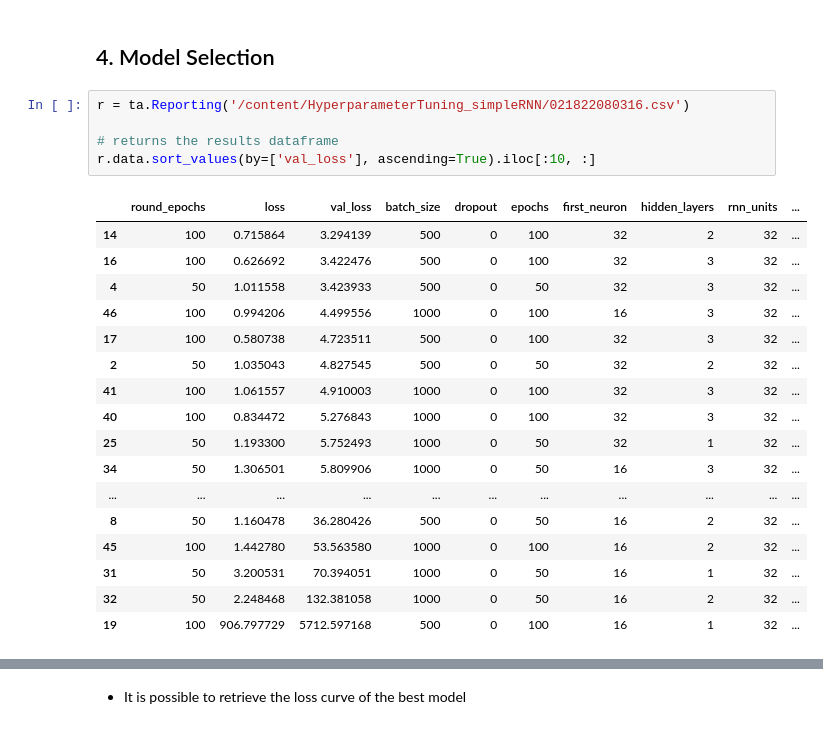
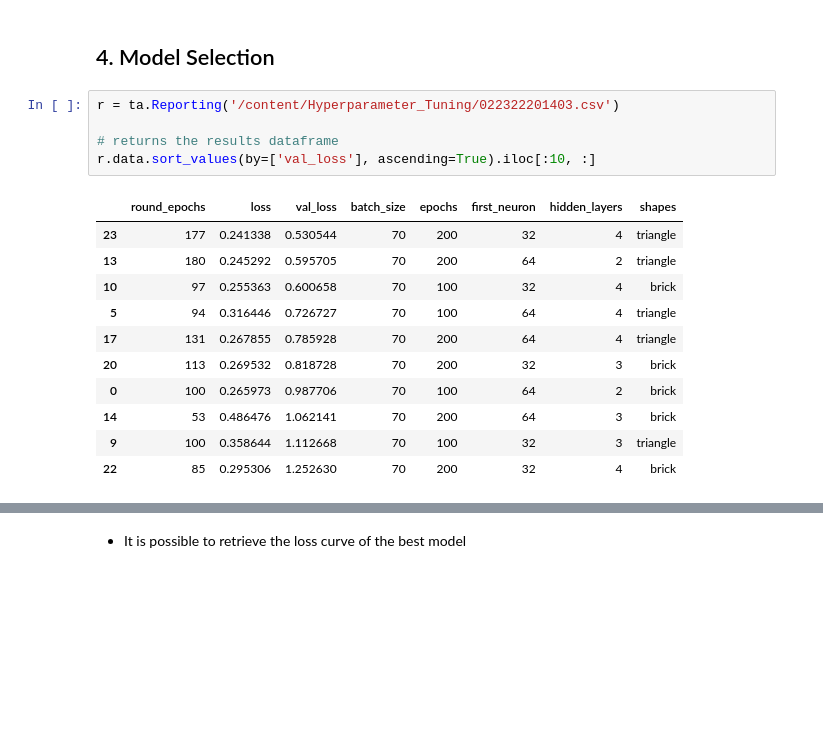
Before and after one commit to francescoliso/Time-Series-Analysis, a Jupyter notebook: Hyperparameter_Tuning_Talos.ipynb, the cells around one changed output, grey strips where cells are left out. Cells and saved outputs as stored; diff of their text form; blank space fills up the shorter version.

```diff
--- a/Hyperparameter_Tuning_Talos.ipynb
+++ b/Hyperparameter_Tuning_Talos.ipynb
@@ -447,27 +472,21 @@ scan_results_SimpleRNN = ta.Scan(x=X_train,
 # %% [markdown]
 ## 4. Model Selection
 # %%
-r = ta.Reporting('/content/HyperparameterTuning_simpleRNN/021822080316.csv')
+r = ta.Reporting('/content/Hyperparameter_Tuning/022322201403.csv')
 
 # returns the results dataframe
 r.data.sort_values(by=['val_loss'], ascending=True).iloc[:10, :]
 # %% [output]
-|  | round_epochs | loss | val_loss | batch_size | dropout | epochs | first_neuron | hidden_layers | rnn_units | ... |
-| 14 | 100 | 0.715864 | 3.294139 | 500 | 0 | 100 | 32 | 2 | 32 | ... |
-| 16 | 100 | 0.626692 | 3.422476 | 500 | 0 | 100 | 32 | 3 | 32 | ... |
-| 4 | 50 | 1.011558 | 3.423933 | 500 | 0 | 50 | 32 | 3 | 32 | ... |
-| 46 | 100 | 0.994206 | 4.499556 | 1000 | 0 | 100 | 16 | 3 | 32 | ... |
-| 17 | 100 | 0.580738 | 4.723511 | 500 | 0 | 100 | 32 | 3 | 32 | ... |
-| 2 | 50 | 1.035043 | 4.827545 | 500 | 0 | 50 | 32 | 2 | 32 | ... |
-| 41 | 100 | 1.061557 | 4.910003 | 1000 | 0 | 100 | 32 | 3 | 32 | ... |
-| 40 | 100 | 0.834472 | 5.276843 | 1000 | 0 | 100 | 32 | 3 | 32 | ... |
-| 25 | 50 | 1.193300 | 5.752493 | 1000 | 0 | 50 | 32 | 1 | 32 | ... |
-| 34 | 50 | 1.306501 | 5.809906 | 1000 | 0 | 50 | 16 | 3 | 32 | ... |
-| ... | ... | ... | ... | ... | ... | ... | ... | ... | ... | ... |
-| 8 | 50 | 1.160478 | 36.280426 | 500 | 0 | 50 | 16 | 2 | 32 | ... |
-| 45 | 100 | 1.442780 | 53.563580 | 1000 | 0 | 100 | 16 | 2 | 32 | ... |
-| 31 | 50 | 3.200531 | 70.394051 | 1000 | 0 | 50 | 16 | 1 | 32 | ... |
-| 32 | 50 | 2.248468 | 132.381058 | 1000 | 0 | 50 | 16 | 2 | 32 | ... |
-| 19 | 100 | 906.797729 | 5712.597168 | 500 | 0 | 100 | 16 | 1 | 32 | ... |
+|  | round_epochs | loss | val_loss | batch_size | epochs | first_neuron | hidden_layers | shapes |
+| 23 | 177 | 0.241338 | 0.530544 | 70 | 200 | 32 | 4 | triangle |
+| 13 | 180 | 0.245292 | 0.595705 | 70 | 200 | 64 | 2 | triangle |
+| 10 | 97 | 0.255363 | 0.600658 | 70 | 100 | 32 | 4 | brick |
+| 5 | 94 | 0.316446 | 0.726727 | 70 | 100 | 64 | 4 | triangle |
+| 17 | 131 | 0.267855 | 0.785928 | 70 | 200 | 64 | 4 | triangle |
+| 20 | 113 | 0.269532 | 0.818728 | 70 | 200 | 32 | 3 | brick |
+| 0 | 100 | 0.265973 | 0.987706 | 70 | 100 | 64 | 2 | brick |
+| 14 | 53 | 0.486476 | 1.062141 | 70 | 200 | 64 | 3 | brick |
+| 9 | 100 | 0.358644 | 1.112668 | 70 | 100 | 32 | 3 | triangle |
+| 22 | 85 | 0.295306 | 1.252630 | 70 | 200 | 32 | 4 | brick |
 # %%
 # get correlation for hyperparameters against a metric
```
Also changed, not shown: parts of 22 cells of this notebook.
